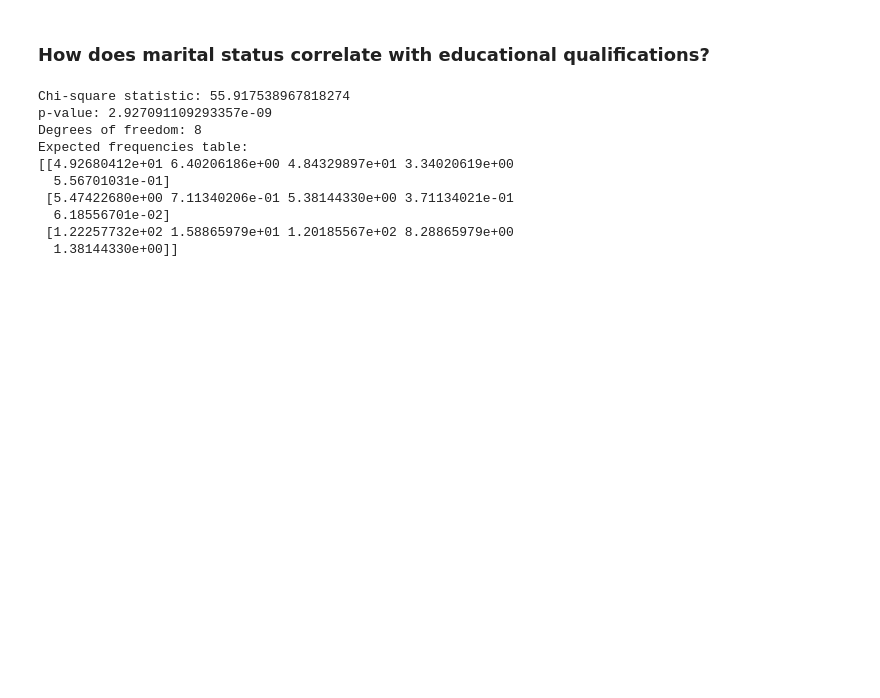
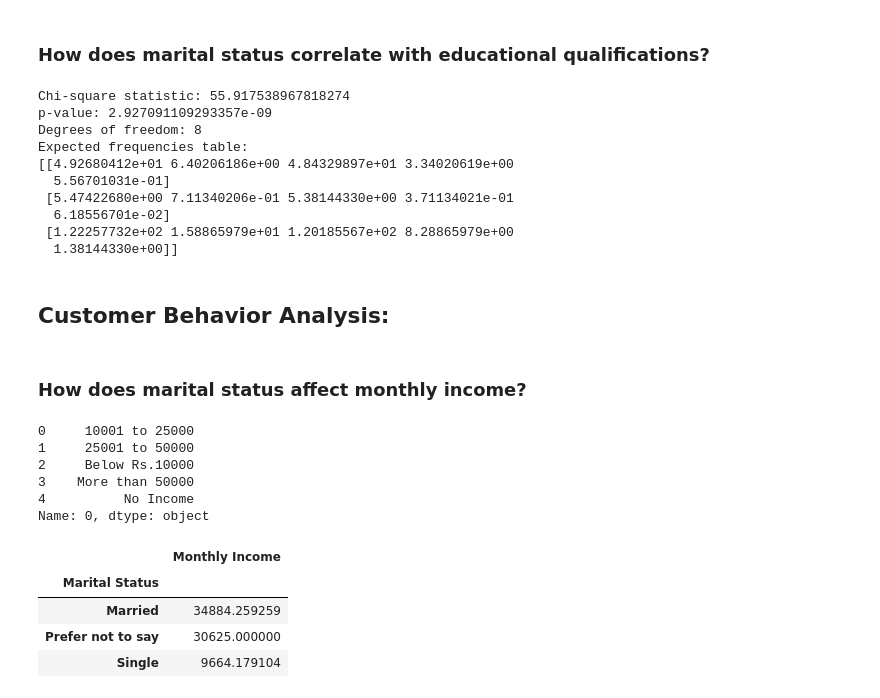
Before and after one commit to ZainFaisal005/DataCraft-Analysis-Vault, a Jupyter notebook: OnlineFoodAnalysis/OnlineFoodAnalysis.ipynb, the cells around one changed output. Cells and saved outputs as stored; diff of their text form; code cells hidden in the pictures; blank space fills up the shorter version.

```diff
--- a/OnlineFoodAnalysis/OnlineFoodAnalysis.ipynb
+++ b/OnlineFoodAnalysis/OnlineFoodAnalysis.ipynb
@@ -93,3 +92,16 @@ Expected frequencies table:
   6.18556701e-02]
  [1.22257732e+02 1.58865979e+01 1.20185567e+02 8.28865979e+00
   1.38144330e+00]]
+# %% [markdown]
+## **Customer Behavior Analysis:**
+# %% [markdown]
+### How does marital status affect monthly income?
+# %%
+pd.DataFrame(df.groupby('Monthly Income'))[0]
+# %% [output]
+0     10001 to 25000
+1     25001 to 50000
+2     Below Rs.10000
+3    More than 50000
+4          No Income
+Name: 0, dtype: object
@@ -95,0 +116,8 @@ Expected frequencies table:
+# %%
+pd.DataFrame(df.groupby('Marital Status')['Monthly Income'].mean().sort_values(ascending=False))
+# %% [output]
+|  | Monthly Income |
+| Marital Status |  |
+| Married | 34884.259259 |
+| Prefer not to say | 30625.000000 |
+| Single | 9664.179104 |
```
Also changed, not shown: parts of 21 cells of this notebook.
